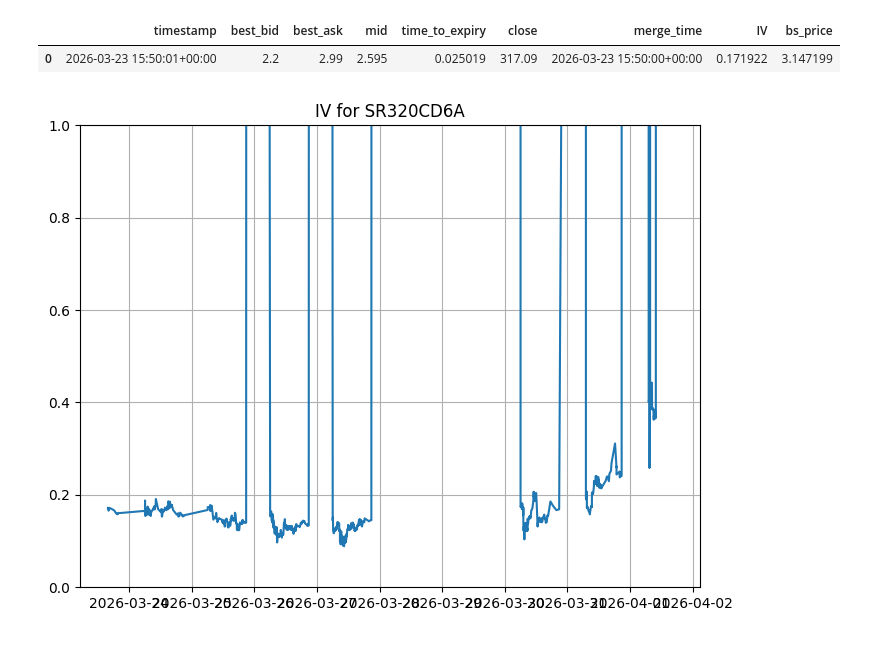
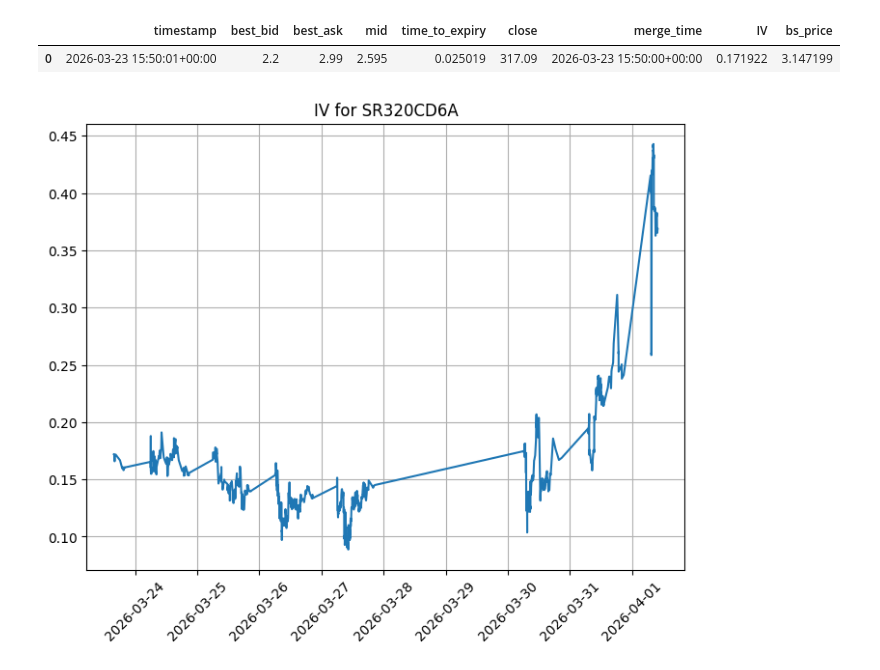
Before and after one commit to SigmaFlowX/Sber-Moex-Options, a Jupyter notebook: notebooks/iv_history.ipynb, the cells around one changed output. Cells and saved outputs as stored; diff of their text form; code cells hidden in the pictures.

```diff
--- a/notebooks/iv_history.ipynb
+++ b/notebooks/iv_history.ipynb
@@ -84,7 +84,7 @@ merged_df = pd.merge_asof(
     right_on = "merge_time"
 )
 
-#merged_df.dropna(inplace=True)
+merged_df.dropna(inplace=True)
 merged_df.head()
 # %% [output]
 |  | timestamp | best_bid | best_ask | mid | time_to_expiry | close | merge_time |
@@ -136,11 +136,12 @@ merged_df.head(1)
 # %%
 from matplotlib import pyplot as plt
 
 fig = plt.figure(figsize=(8,6))
 
 plt.plot(merged_df['timestamp'], merged_df['IV'])
 plt.title(f"IV for {ticker}")
-plt.ylim(0, 1)
+plt.xticks(rotation=45)
+#|plt.ylim(0, 1)
 plt.grid()
 # %% [output]
-[figure, old version]
+[figure, new version]
```
Also changed, not shown: parts of 2 cells of this notebook.
